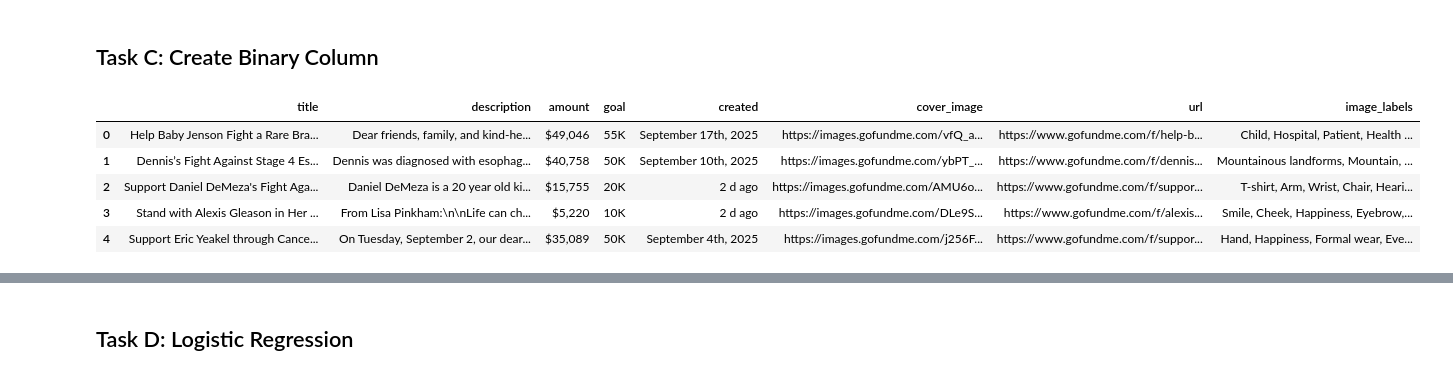
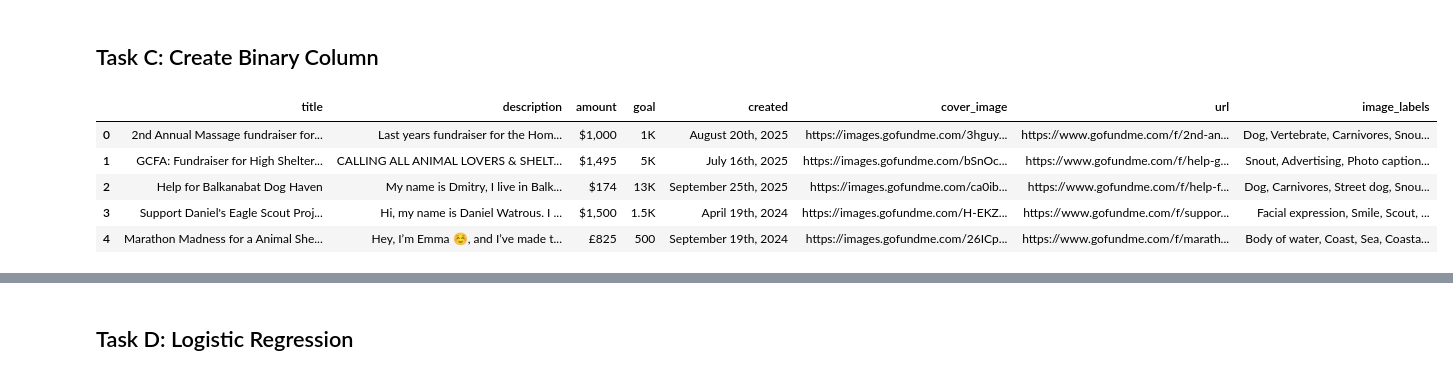
Before and after one commit to graccelinn/Unstructured_Assignment_3, a Jupyter notebook: TaskC_and_D.ipynb, the cells around one changed output, grey strips where cells are left out. Drawn from its saved outputs; the diff is of its cells as text; code cells hidden in the pictures.

```diff
--- a/TaskC_and_D.ipynb
+++ b/TaskC_and_D.ipynb
@@ -13,16 +13,16 @@ from sklearn.metrics import confusion_matrix, accuracy_score
 from sklearn.model_selection import train_test_split
 # %%
 # Load in the data
-url = "https://raw.githubusercontent.com/graccelinn/Unstructured_Assignment_3/main/campaigns_with_labels.csv"
+url = "https://raw.githubusercontent.com/graccelinn/Unstructured_Assignment_3/main/campaigns_with_labels_animals.csv"
 campaigns = pd.read_csv(url)
 campaigns.head()
 # %% [output]
 |  | title | description | amount | goal | created | cover_image | url | image_labels |
-| 0 | Help Baby Jenson Fight a Rare Bra... | Dear friends, family, and kind-he... | $49,046 | 55K | September 17th, 2025 | https://images.gofundme.com/vfQ_a... | https://www.gofundme.com/f/help-b... | Child, Hospital, Patient, Health ... |
-| 1 | Dennis’s Fight Against Stage 4 Es... | Dennis was diagnosed with esophag... | $40,758 | 50K | September 10th, 2025 | https://images.gofundme.com/ybPT_... | https://www.gofundme.com/f/dennis... | Mountainous landforms, Mountain, ... |
-| 2 | Support Daniel DeMeza's Fight Aga... | Daniel DeMeza is a 20 year old ki... | $15,755 | 20K | 2 d ago | https://images.gofundme.com/AMU6o... | https://www.gofundme.com/f/suppor... | T-shirt, Arm, Wrist, Chair, Heari... |
-| 3 | Stand with Alexis Gleason in Her ... | From Lisa Pinkham:\n\nLife can ch... | $5,220 | 10K | 2 d ago | https://images.gofundme.com/DLe9S... | https://www.gofundme.com/f/alexis... | Smile, Cheek, Happiness, Eyebrow,... |
-| 4 | Support Eric Yeakel through Cance... | On Tuesday, September 2, our dear... | $35,089 | 50K | September 4th, 2025 | https://images.gofundme.com/j256F... | https://www.gofundme.com/f/suppor... | Hand, Happiness, Formal wear, Eve... |
+| 0 | 2nd Annual Massage fundraiser for... | Last years fundraiser for the Hom... | $1,000 | 1K | August 20th, 2025 | https://images.gofundme.com/3hguy... | https://www.gofundme.com/f/2nd-an... | Dog, Vertebrate, Carnivores, Snou... |
+| 1 | GCFA: Fundraiser for High Shelter... | CALLING ALL ANIMAL LOVERS & SHELT... | $1,495 | 5K | July 16th, 2025 | https://images.gofundme.com/bSnOc... | https://www.gofundme.com/f/help-g... | Snout, Advertising, Photo caption... |
+| 2 | Help for Balkanabat Dog Haven | My name is Dmitry, I live in Balk... | $174 | 13K | September 25th, 2025 | https://images.gofundme.com/ca0ib... | https://www.gofundme.com/f/help-f... | Dog, Carnivores, Street dog, Snou... |
+| 3 | Support Daniel's Eagle Scout Proj... | Hi, my name is Daniel Watrous. I ... | $1,500 | 1.5K | April 19th, 2024 | https://images.gofundme.com/H-EKZ... | https://www.gofundme.com/f/suppor... | Facial expression, Smile, Scout, ... |
+| 4 | Marathon Madness for a Animal She... | Hey, I’m Emma ☺️, and I’ve made t... | £825 | 500 | September 19th, 2024 | https://images.gofundme.com/26ICp... | https://www.gofundme.com/f/marath... | Body of water, Coast, Sea, Coasta... |
 # %%
 # Clean the data frame
 
```
Also changed, not shown: parts of 6 cells of this notebook.
